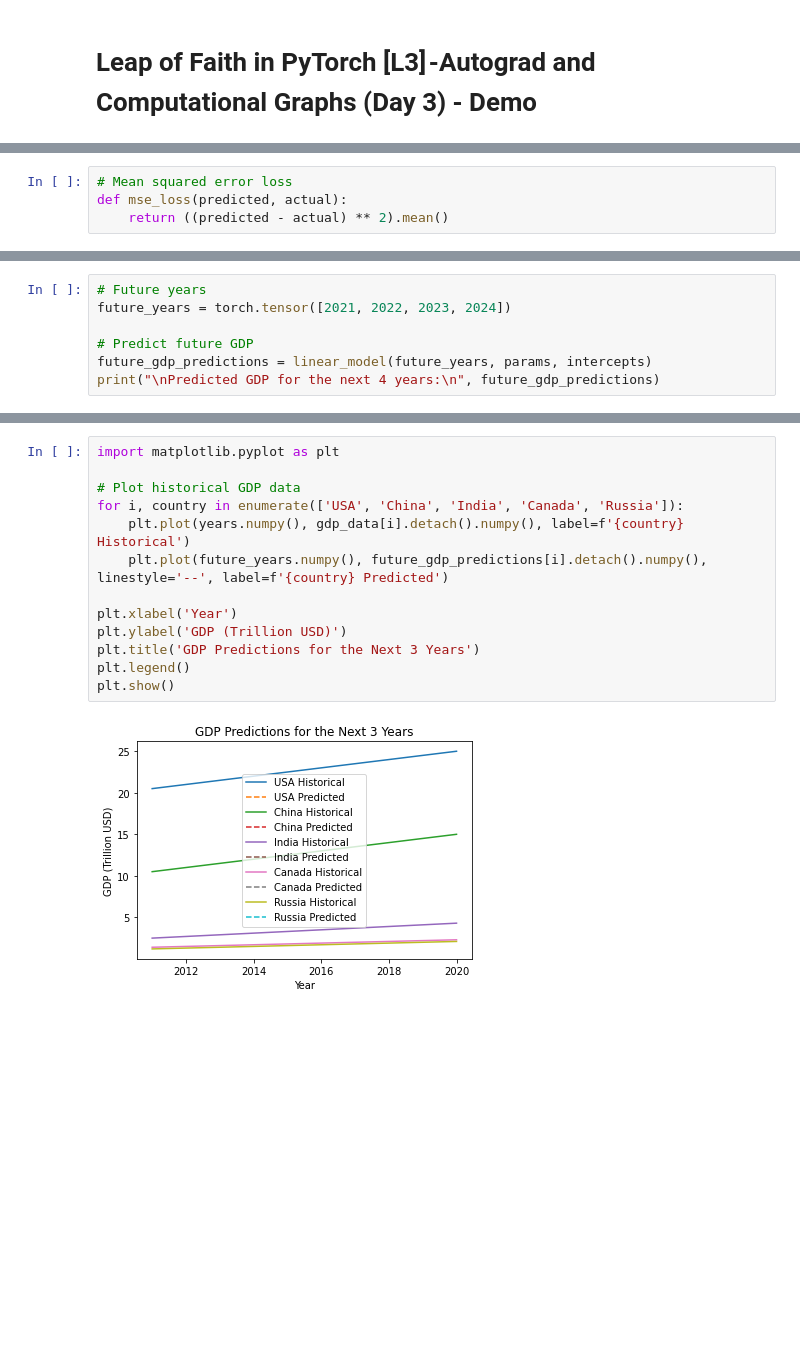
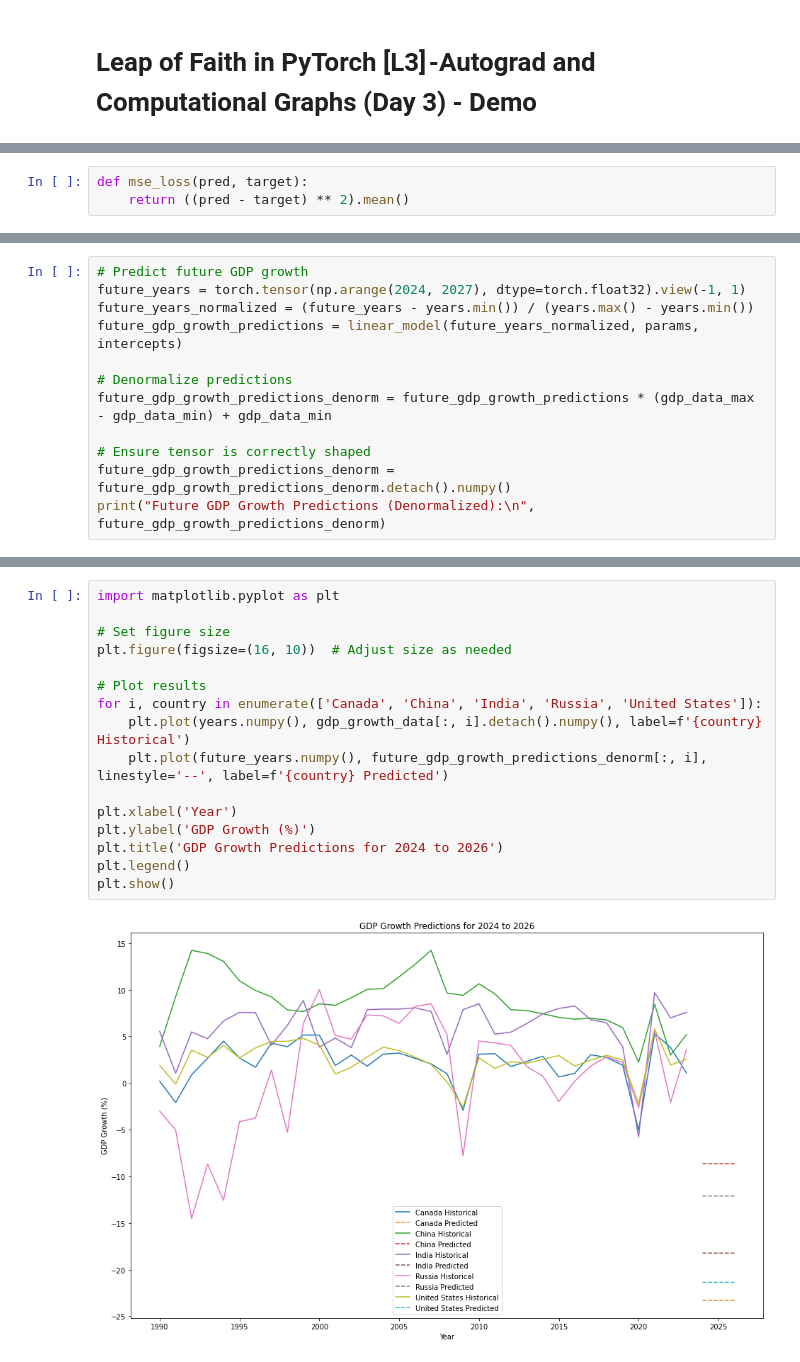
Before and after one commit to vBarbaros/medium-py, a Jupyter notebook: leap-of-faith-in-pytorch/L3-PyTorch.ipynb, the cells around one changed output, grey strips where cells are left out. Saved outputs shown, nothing was run; the diff lists cells and outputs as text; blank space fills up the shorter version.

Commit message:
Add L3 for PyTorch tutorials

```diff
--- a/leap-of-faith-in-pytorch/L3-PyTorch.ipynb
+++ b/leap-of-faith-in-pytorch/L3-PyTorch.ipynb
@@ -39,4 +37,3 @@ def linear_model(x, params, intercepts):
 # %%
-# Mean squared error loss
-def mse_loss(predicted, actual):
-    return ((predicted - actual) ** 2).mean()
+def mse_loss(pred, target):
+    return ((pred - target) ** 2).mean()
@@ -130,8 +87,13 @@ tensor([[nan],
 # %%
-# Future years
-future_years = torch.tensor([2021, 2022, 2023, 2024])
+# Predict future GDP growth
+future_years = torch.tensor(np.arange(2024, 2027), dtype=torch.float32).view(-1, 1)
+future_years_normalized = (future_years - years.min()) / (years.max() - years.min())
+future_gdp_growth_predictions = linear_model(future_years_normalized, params, intercepts)
 
-# Predict future GDP
-future_gdp_predictions = linear_model(future_years, params, intercepts)
-print("\nPredicted GDP for the next 4 years:\n", future_gdp_predictions)
+# Denormalize predictions
+future_gdp_growth_predictions_denorm = future_gdp_growth_predictions * (gdp_data_max - gdp_data_min) + gdp_data_min
+
+# Ensure tensor is correctly shaped
+future_gdp_growth_predictions_denorm = future_gdp_growth_predictions_denorm.detach().numpy()
+print("Future GDP Growth Predictions (Denormalized):\n", future_gdp_growth_predictions_denorm)
 # %% [output]
@@ -144,15 +106,18 @@ Predicted GDP for the next 4 years:
 # %%
 import matplotlib.pyplot as plt
 
-# Plot historical GDP data
-for i, country in enumerate(['USA', 'China', 'India', 'Canada', 'Russia']):
-    plt.plot(years.numpy(), gdp_data[i].detach().numpy(), label=f'{country} Historical')
-    plt.plot(future_years.numpy(), future_gdp_predictions[i].detach().numpy(), linestyle='--', label=f'{country} Predicted')
+# Set figure size
+plt.figure(figsize=(16, 10))  # Adjust size as needed
+
+# Plot results
+for i, country in enumerate(['Canada', 'China', 'India', 'Russia', 'United States']):
+    plt.plot(years.numpy(), gdp_growth_data[:, i].detach().numpy(), label=f'{country} Historical')
+    plt.plot(future_years.numpy(), future_gdp_growth_predictions_denorm[:, i], linestyle='--', label=f'{country} Predicted')
 
 plt.xlabel('Year')
-plt.ylabel('GDP (Trillion USD)')
-plt.title('GDP Predictions for the Next 3 Years')
+plt.ylabel('GDP Growth (%)')
+plt.title('GDP Growth Predictions for 2024 to 2026')
 plt.legend()
 plt.show()
 # %% [output]
-[figure, old version]
+[figure, new version]
```
Also changed, not shown: parts of 13 cells of this notebook.
